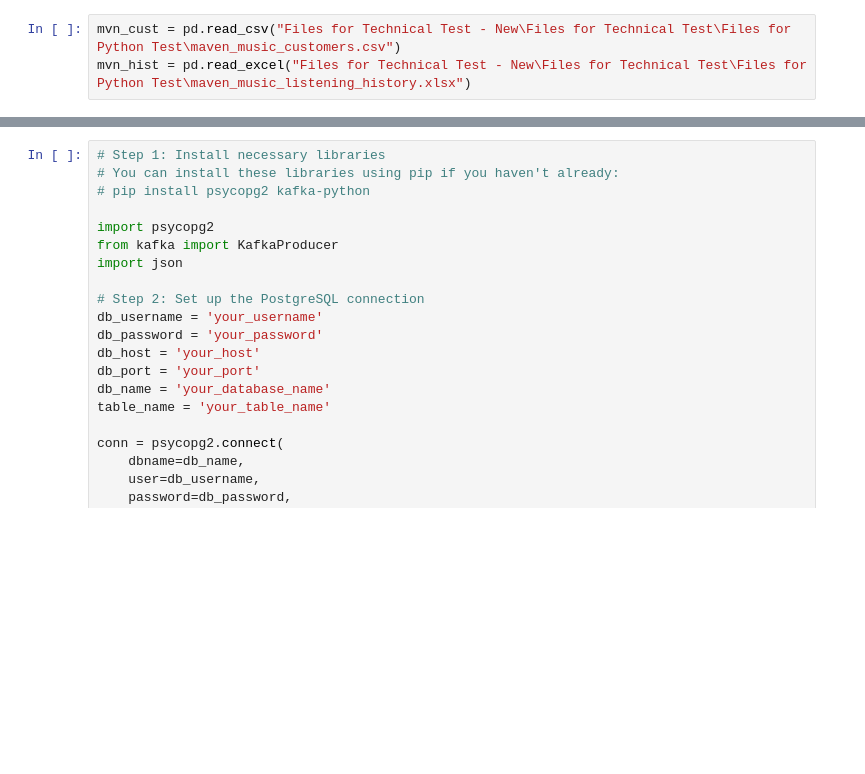
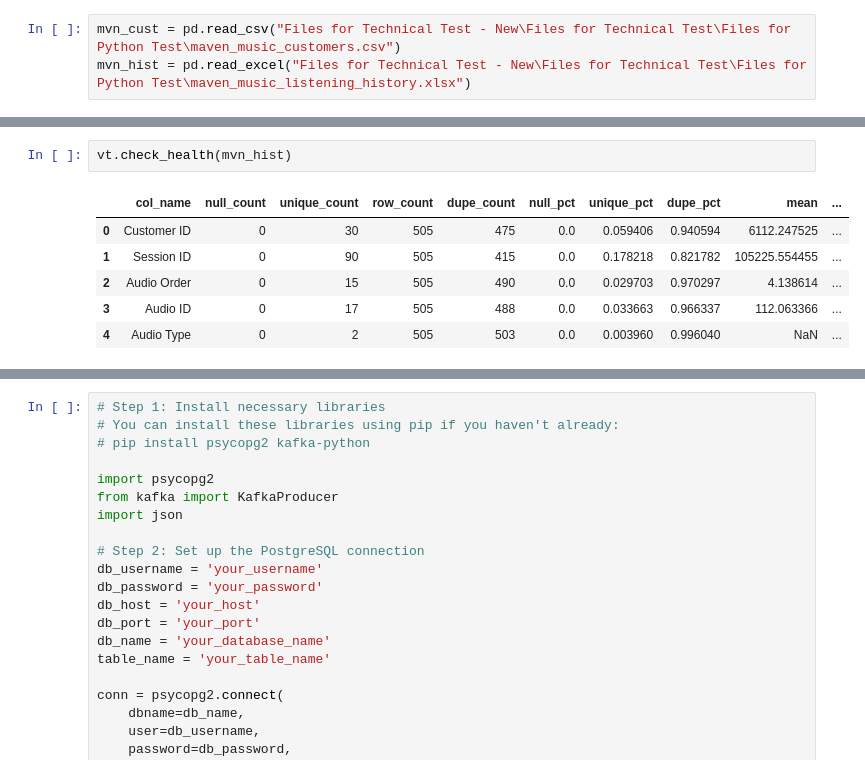
Before and after one commit to zylbergs/telmark, a Jupyter notebook: dev_main.ipynb, the cells around one changed output, grey strips where cells are left out. Saved outputs shown, nothing was run; the diff lists cells and outputs as text; blank space fills up the shorter version.

```diff
--- a/dev_main.ipynb
+++ b/dev_main.ipynb
@@ -38,0 +96,9 @@ mvn_hist.sample(5)
+# %%
+vt.check_health(mvn_hist)
+# %% [output]
+|  | col_name | null_count | unique_count | row_count | dupe_count | null_pct | unique_pct | dupe_pct | mean | ... |
+| 0 | Customer ID | 0 | 30 | 505 | 475 | 0.0 | 0.059406 | 0.940594 | 6112.247525 | ... |
+| 1 | Session ID | 0 | 90 | 505 | 415 | 0.0 | 0.178218 | 0.821782 | 105225.554455 | ... |
+| 2 | Audio Order | 0 | 15 | 505 | 490 | 0.0 | 0.029703 | 0.970297 | 4.138614 | ... |
+| 3 | Audio ID | 0 | 17 | 505 | 488 | 0.0 | 0.033663 | 0.966337 | 112.063366 | ... |
+| 4 | Audio Type | 0 | 2 | 505 | 503 | 0.0 | 0.003960 | 0.996040 | NaN | ... |
```
Also changed, not shown: parts of 18 cells of this notebook, 6 other files.
